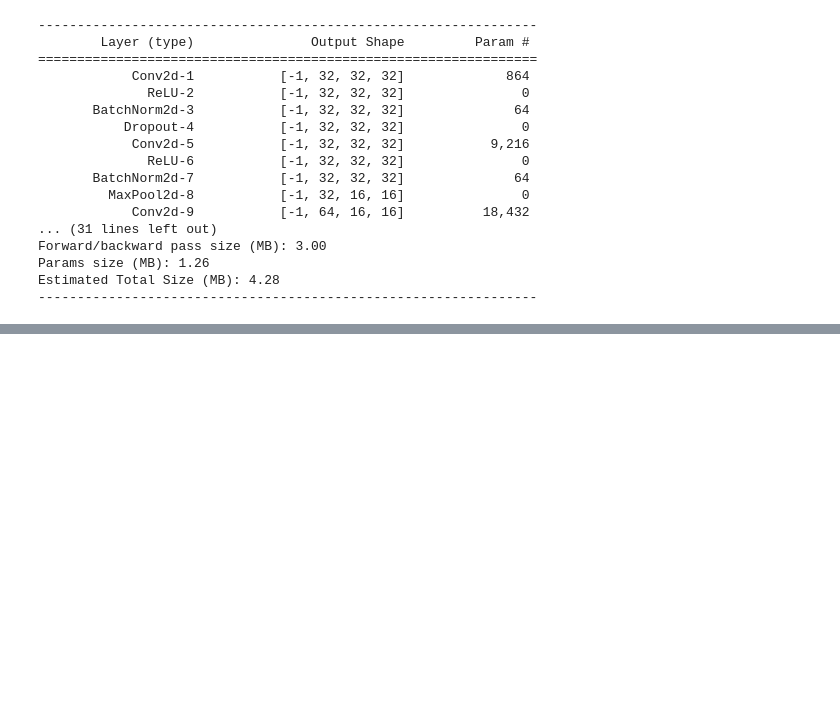
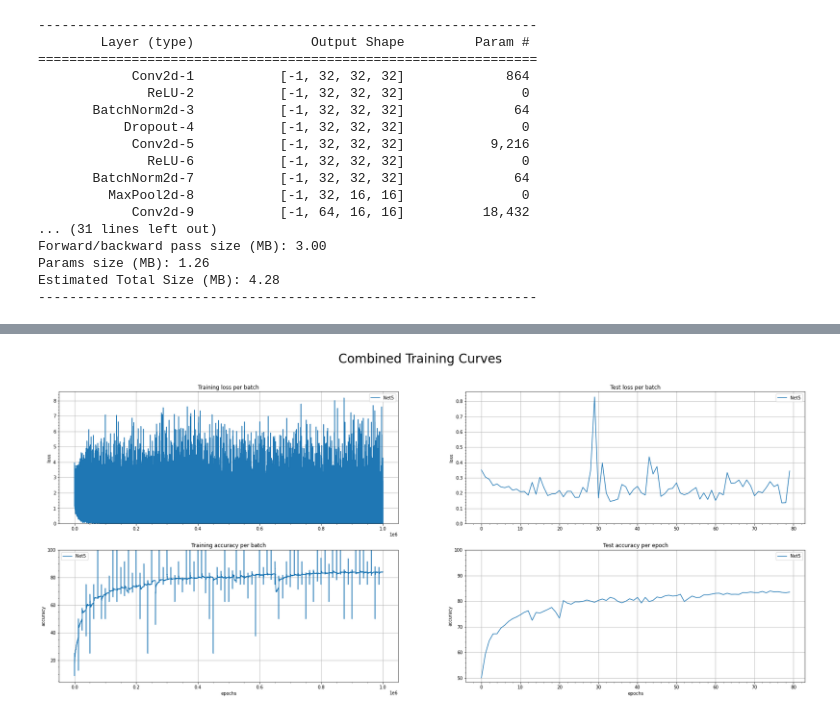
Before and after one commit to vvshankar78/DeepLearning, a Jupyter notebook: Extensive VisionAI-EVA6/week7/late_submission/Session7_late1.ipynb, the cells around one changed output, grey strips where cells are left out. Cells and saved outputs as stored; diff of their text form; code cells hidden in the pictures; blank space fills up the shorter version.

```diff
--- a/Extensive VisionAI-EVA6/week7/late_submission/Session7_late1.ipynb
+++ b/Extensive VisionAI-EVA6/week7/late_submission/Session7_late1.ipynb
@@ -35,7 +38,7 @@ transform = transforms.Compose(
      transforms.RandomHorizontalFlip(p=0.5),
      transforms.ToTensor(),
      transforms.Normalize((0.4919, 0.4827, 0.4472), (0.2470, 0.2434, 0.2616)),
-     transforms.RandomAffine((-5,5), translate=(0.1,0.1), scale=(0.9,1.1), shear=None, resample=False)
+     transforms.RandomAffine((-5,5), translate=(0.1,0.1), scale=(0.9,1.1), shear=None, resample=False, fill=(0.4919, 0.4827, 0.4472))
     ])
 
 trainset = torchvision.datasets.CIFAR10(root='./data', train=True,
@@ -171,12 +174,8 @@ Params size (MB): 1.26
 Estimated Total Size (MB): 4.28
 ----------------------------------------------------------------
 # %%
-from torch.optim.lr_scheduler import ReduceLROnPlateau
-from torch.optim.lr_scheduler import ExponentialLR
-from torch.optim.lr_scheduler import StepLR
-
 # Input parameters for the model
-EPOCHS = 20
+EPOCHS = 80
 l1_decay=0.000
 l2_decay=0.0
 #norm_type = "BN"
@@ -250,0 +250,4 @@ learning rate 0.01
+# %%
+training_curves(history)
+# %% [output]
+[figure, added]
```
Also changed, not shown: parts of 9 cells of this notebook, 2 other files.
